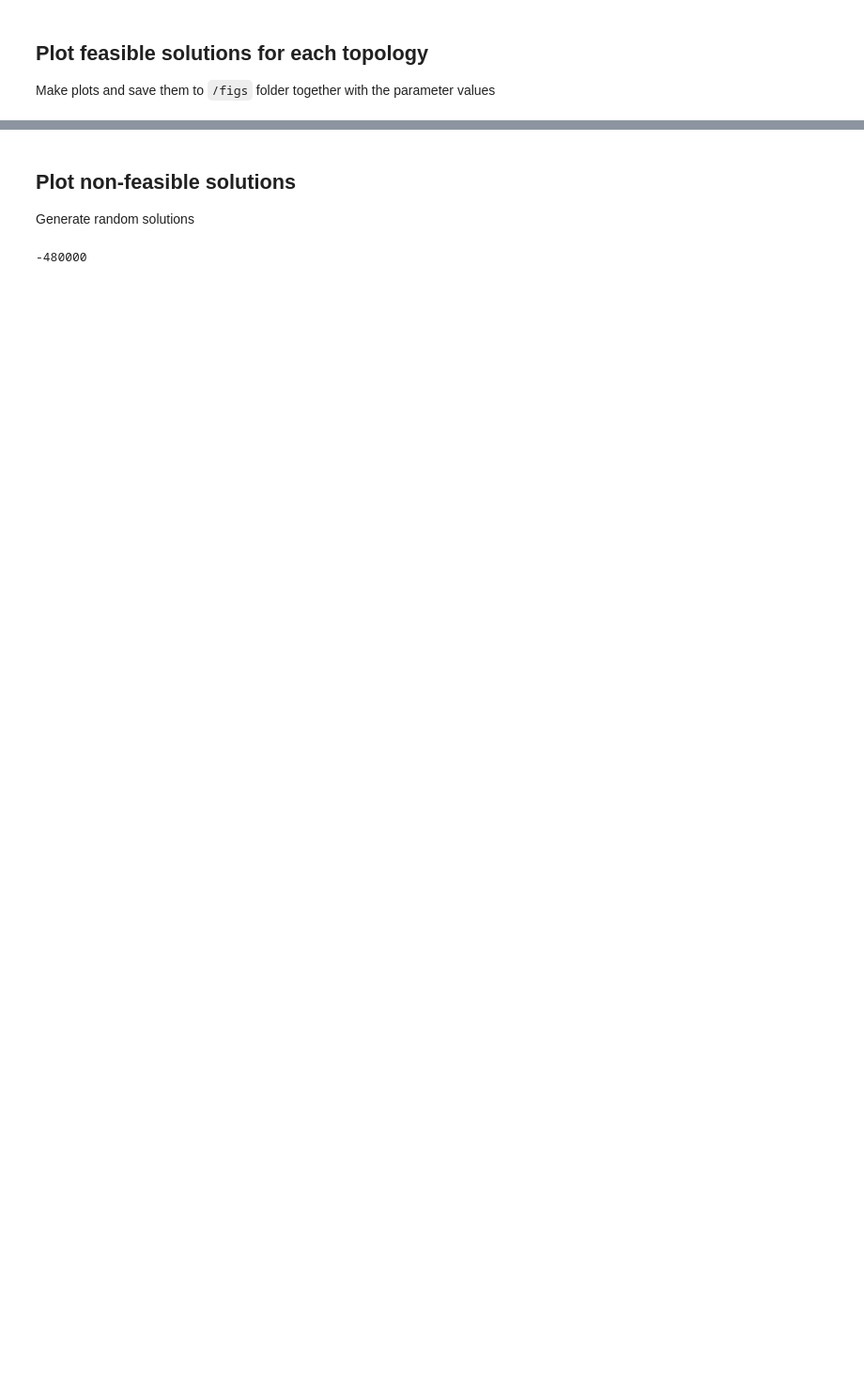
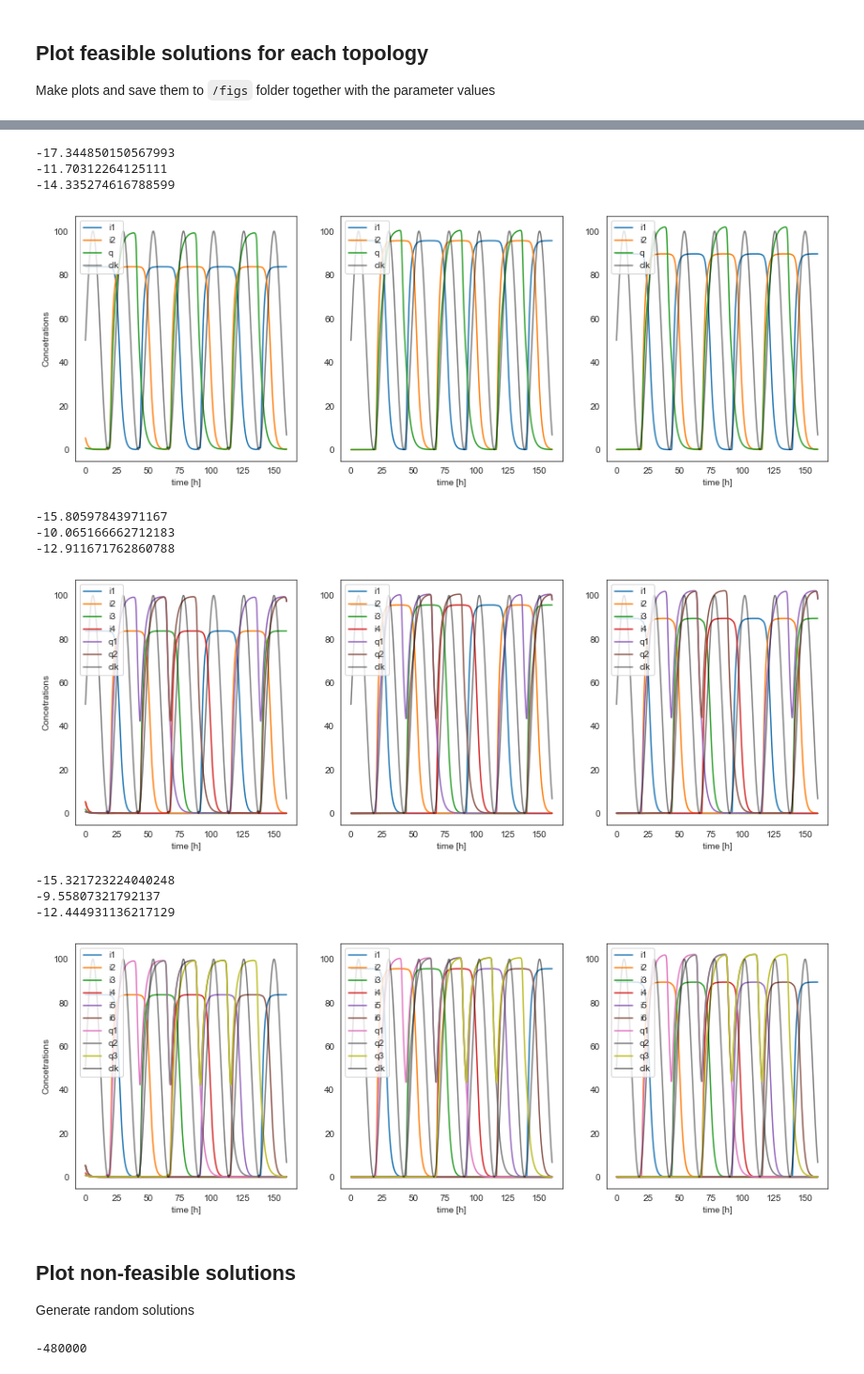
Before and after one commit to mmoskon/BioProc, a Jupyter notebook: models/analyse_proc.ipynb, the cells around one changed output, grey strips where cells are left out. Shown at 94% size. Cells and saved outputs as stored; diff of their text form; code cells hidden in the pictures; blank space fills up the shorter version.

```diff
--- a/models/analyse_proc.ipynb
+++ b/models/analyse_proc.ipynb
@@ -164,3 +306,33 @@ for n_bits in range(1,4):
+# %%
+points = Points[2]
+
+for n_bits in range(1,4):
+    i = n_bits-1
+
+    #points = Points[i]
+
+    for j in range(3):
+        m = model[i]
+        m.eval(points[j])
+
+    ax1=plt.subplot(1, 3, 1)
+    ax2=plt.subplot(1, 3, 2, sharey = ax1)
+    ax3=plt.subplot(1, 3, 3, sharey = ax1)
+    plot_points([ax1, ax2, ax3], points[:3], n_bits=n_bits, plot_q=True)
+    #plot_points([ax1], points[:1], n_bits=n_bits)
+# %% [output]
+-17.344850150567993
+-11.70312264125111
+-14.335274616788599
+[figure, added]
+-15.80597843971167
+-10.065166662712183
+-12.911671762860788
+[figure, added]
+-15.321723224040248
+-9.55807321792137
+-12.444931136217129
+[figure, added]
 # %% [markdown]
 ## Plot non-feasible solutions
 Generate random solutions
```
Also changed, not shown: parts of 22 cells of this notebook, 41 other files.
